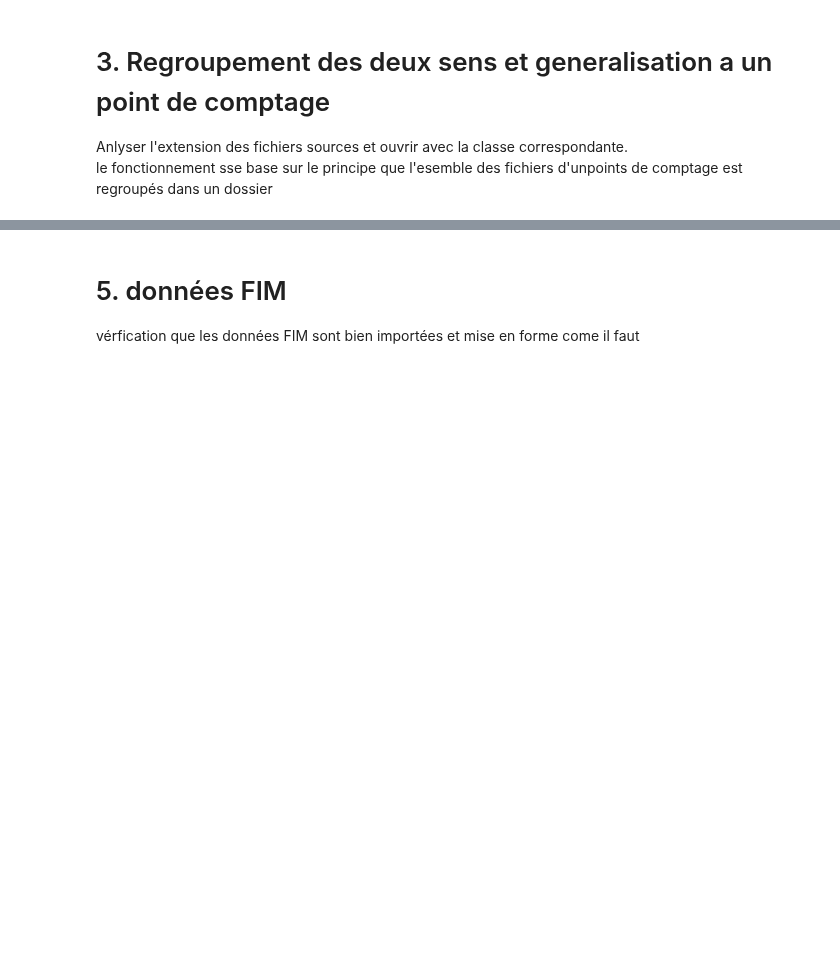
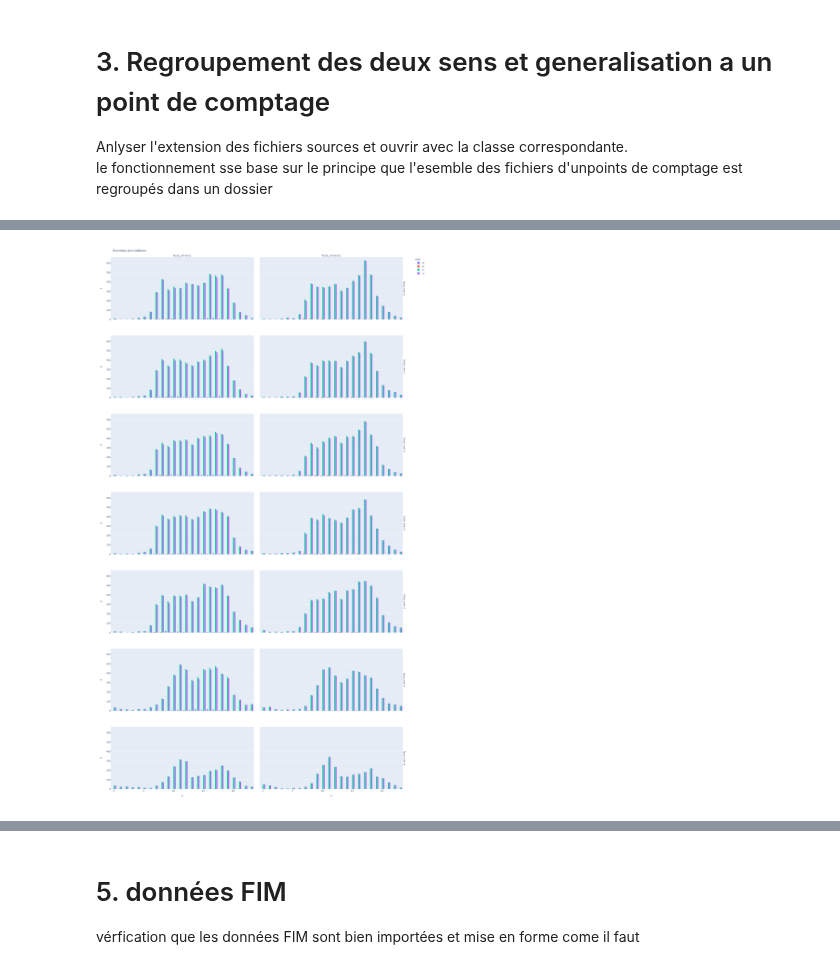
Before and after one commit to nantodevison/otv, a Jupyter notebook: otv/Transfert_Donnees/Fichiers_sources.ipynb, the cells around one changed output, grey strips where cells are left out. Cells and saved outputs as stored; diff of their text form; code cells hidden in the pictures; blank space fills up the shorter version.

```diff
--- a/otv/Transfert_Donnees/Fichiers_sources.ipynb
+++ b/otv/Transfert_Donnees/Fichiers_sources.ipynb
@@ -86,0 +152,5 @@ dicoJournalier['mjo']['2sens']['graph']
+# %%
+fig3=px.bar(x=cpt.dfMoyenne.heure, y=cpt.dfMoyenne.nbVeh, color=cpt.dfMoyenne.type_veh, facet_col=cpt.dfMoyenne.sens, facet_row=cpt.dfMoyenne.jour, barmode='group' )
+fig3.update_layout(height=3000, width=1500,title_text="Données journalieres")
+# %% [output]
+[figure, added]
```
Also changed, not shown: parts of 25 cells of this notebook, 1 other file.
